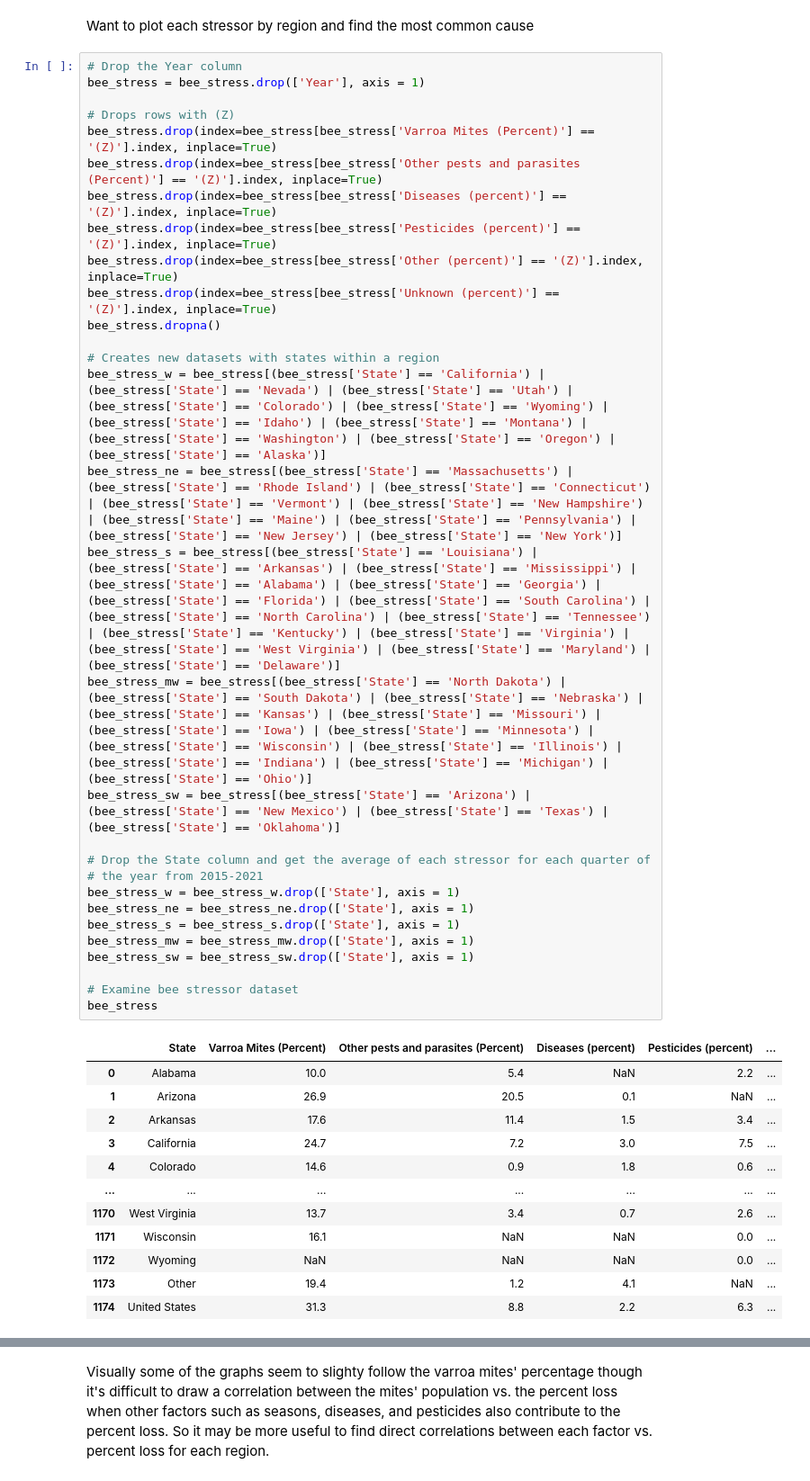
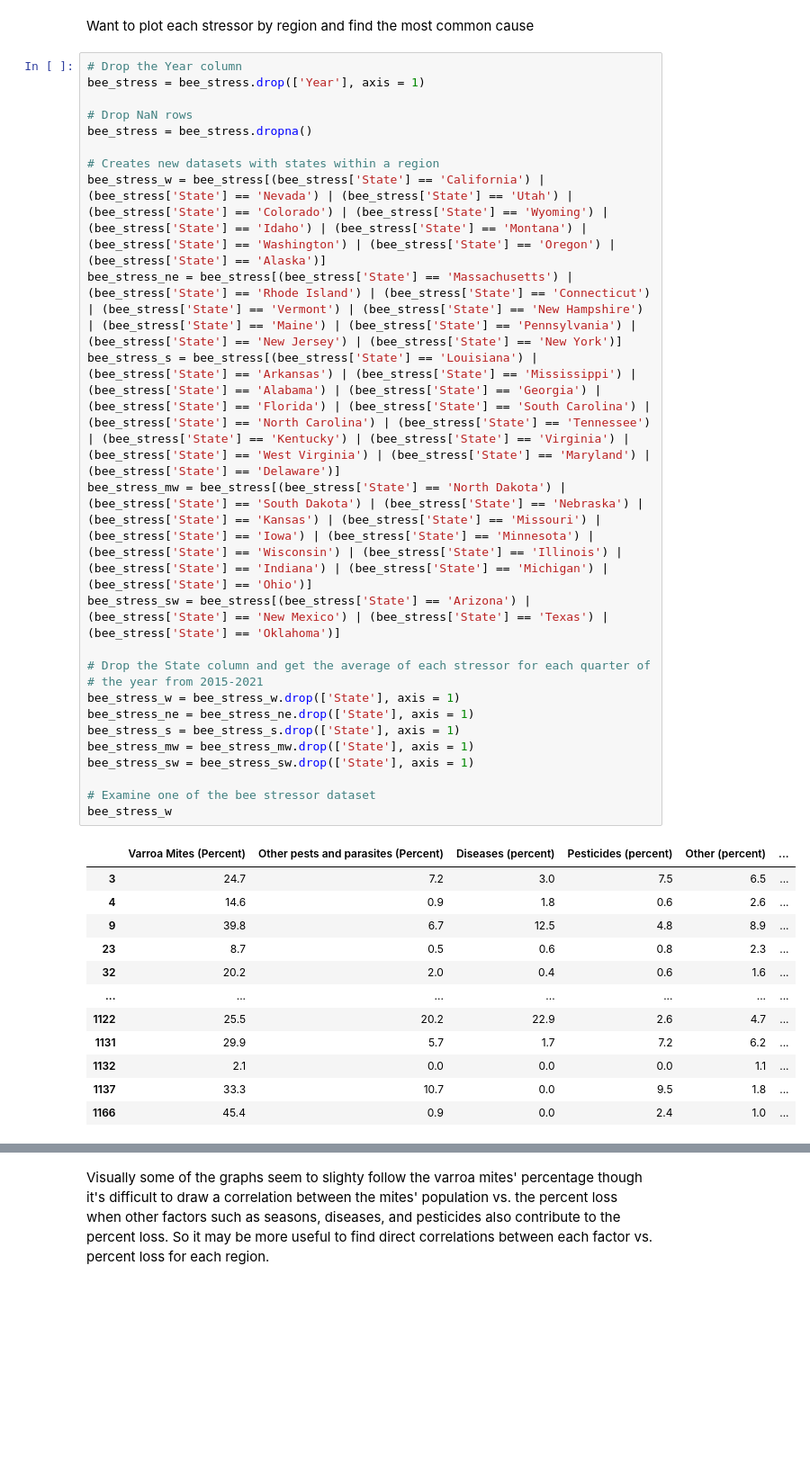
Before and after one commit to zzrot-ax/zzrot-ax.github.io, a Jupyter notebook: Final Project/FinalProj.ipynb, the cells around one changed output, grey strips where cells are left out. Shown at 90% size. Cells and saved outputs as stored; diff of their text form; blank space fills up the shorter version.

```diff
--- a/Final Project/FinalProj.ipynb
+++ b/Final Project/FinalProj.ipynb
@@ -498,43 +532,37 @@ Want to plot each stressor by region and find the most common cause
 # %%
 # Drop the Year column
 bee_stress = bee_stress.drop(['Year'], axis = 1)
 
-# Drops rows with (Z)
-bee_stress.drop(index=bee_stress[bee_stress['Varroa Mites (Percent)'] == '(Z)'].index, inplace=True)
-bee_stress.drop(index=bee_stress[bee_stress['Other pests and parasites (Percent)'] == '(Z)'].index, inplace=True)
-bee_stress.drop(index=bee_stress[bee_stress['Diseases (percent)'] == '(Z)'].index, inplace=True)
-bee_stress.drop(index=bee_stress[bee_stress['Pesticides (percent)'] == '(Z)'].index, inplace=True)
-bee_stress.drop(index=bee_stress[bee_stress['Other (percent)'] == '(Z)'].index, inplace=True)
-bee_stress.drop(index=bee_stress[bee_stress['Unknown (percent)'] == '(Z)'].index, inplace=True)
-bee_stress.dropna()
+# Drop NaN rows
+bee_stress = bee_stress.dropna()
 
 # Creates new datasets with states within a region
 bee_stress_w = bee_stress[(bee_stress['State'] == 'California') | (bee_stress['State'] == 'Nevada') | (bee_stress['State'] == 'Utah') | (bee_stress['State'] == 'Colorado') | (bee_stress['State'] == 'Wyoming') | (bee_stress['State'] == 'Idaho') | (bee_stress['State'] == 'Montana') | (bee_stress['State'] == 'Washington') | (bee_stress['State'] == 'Oregon') | (bee_stress['State'] == 'Alaska')]
 bee_stress_ne = bee_stress[(bee_stress['State'] == 'Massachusetts') | (bee_stress['State'] == 'Rhode Island') | (bee_stress['State'] == 'Connecticut') | (bee_stress['State'] == 'Vermont') | (bee_stress['State'] == 'New Hampshire') | (bee_stress['State'] == 'Maine') | (bee_stress['State'] == 'Pennsylvania') | (bee_stress['State'] == 'New Jersey') | (bee_stress['State'] == 'New York')]
 bee_stress_s = bee_stress[(bee_stress['State'] == 'Louisiana') | (bee_stress['State'] == 'Arkansas') | (bee_stress['State'] == 'Mississippi') | (bee_stress['State'] == 'Alabama') | (bee_stress['State'] == 'Georgia') | (bee_stress['State'] == 'Florida') | (bee_stress['State'] == 'South Carolina') | (bee_stress['State'] == 'North Carolina') | (bee_stress['State'] == 'Tennessee') | (bee_stress['State'] == 'Kentucky') | (bee_stress['State'] == 'Virginia') | (bee_stress['State'] == 'West Virginia') | (bee_stress['State'] == 'Maryland') | (bee_stress['State'] == 'Delaware')]
 bee_stress_mw = bee_stress[(bee_stress['State'] == 'North Dakota') | (bee_stress['State'] == 'South Dakota') | (bee_stress['State'] == 'Nebraska') | (bee_stress['State'] == 'Kansas') | (bee_stress['State'] == 'Missouri') | (bee_stress['State'] == 'Iowa') | (bee_stress['State'] == 'Minnesota') | (bee_stress['State'] == 'Wisconsin') | (bee_stress['State'] == 'Illinois') | (bee_stress['State'] == 'Indiana') | (bee_stress['State'] == 'Michigan') | (bee_stress['State'] == 'Ohio')]
 bee_stress_sw = bee_stress[(bee_stress['State'] == 'Arizona') | (bee_stress['State'] == 'New Mexico') | (bee_stress['State'] == 'Texas') | (bee_stress['State'] == 'Oklahoma')]
 
 # Drop the State column and get the average of each stressor for each quarter of
 # the year from 2015-2021
 bee_stress_w = bee_stress_w.drop(['State'], axis = 1)
 bee_stress_ne = bee_stress_ne.drop(['State'], axis = 1)
 bee_stress_s = bee_stress_s.drop(['State'], axis = 1)
 bee_stress_mw = bee_stress_mw.drop(['State'], axis = 1)
 bee_stress_sw = bee_stress_sw.drop(['State'], axis = 1)
 
-# Examine bee stressor dataset
-bee_stress
+# Examine one of the bee stressor dataset
+bee_stress_w
 # %% [output]
-|  | State | Varroa Mites (Percent) | Other pests and parasites (Percent) | Diseases (percent) | Pesticides (percent) | ... |
-| 0 | Alabama | 10.0 | 5.4 | NaN | 2.2 | ... |
-| 1 | Arizona | 26.9 | 20.5 | 0.1 | NaN | ... |
-| 2 | Arkansas | 17.6 | 11.4 | 1.5 | 3.4 | ... |
-| 3 | California | 24.7 | 7.2 | 3.0 | 7.5 | ... |
-| 4 | Colorado | 14.6 | 0.9 | 1.8 | 0.6 | ... |
+|  | Varroa Mites (Percent) | Other pests and parasites (Percent) | Diseases (percent) | Pesticides (percent) | Other (percent) | ... |
+| 3 | 24.7 | 7.2 | 3.0 | 7.5 | 6.5 | ... |
+| 4 | 14.6 | 0.9 | 1.8 | 0.6 | 2.6 | ... |
+| 9 | 39.8 | 6.7 | 12.5 | 4.8 | 8.9 | ... |
+| 23 | 8.7 | 0.5 | 0.6 | 0.8 | 2.3 | ... |
+| 32 | 20.2 | 2.0 | 0.4 | 0.6 | 1.6 | ... |
 | ... | ... | ... | ... | ... | ... | ... |
-| 1170 | West Virginia | 13.7 | 3.4 | 0.7 | 2.6 | ... |
-| 1171 | Wisconsin | 16.1 | NaN | NaN | 0.0 | ... |
-| 1172 | Wyoming | NaN | NaN | NaN | 0.0 | ... |
-| 1173 | Other | 19.4 | 1.2 | 4.1 | NaN | ... |
-| 1174 | United States | 31.3 | 8.8 | 2.2 | 6.3 | ... |
+| 1122 | 25.5 | 20.2 | 22.9 | 2.6 | 4.7 | ... |
+| 1131 | 29.9 | 5.7 | 1.7 | 7.2 | 6.2 | ... |
+| 1132 | 2.1 | 0.0 | 0.0 | 0.0 | 1.1 | ... |
+| 1137 | 33.3 | 10.7 | 0.0 | 9.5 | 1.8 | ... |
+| 1166 | 45.4 | 0.9 | 0.0 | 2.4 | 1.0 | ... |
```
Also changed, not shown: parts of 31 cells of this notebook.
